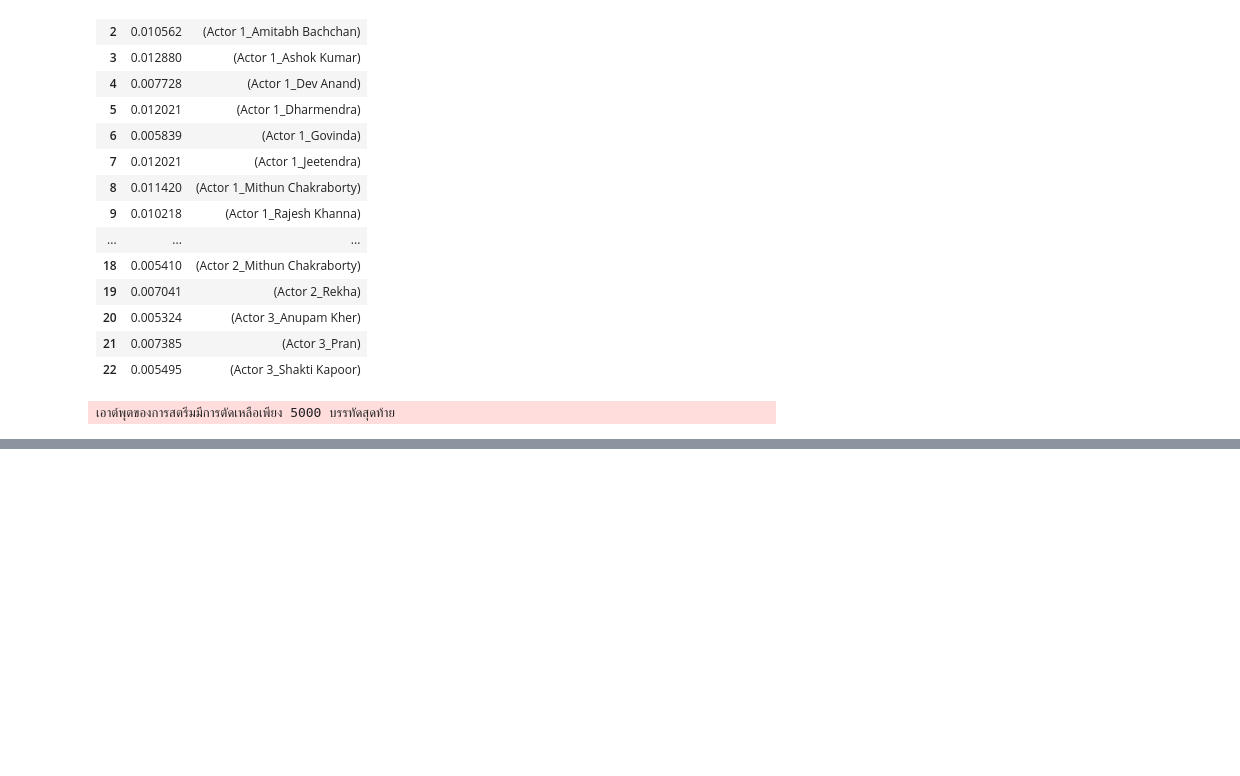
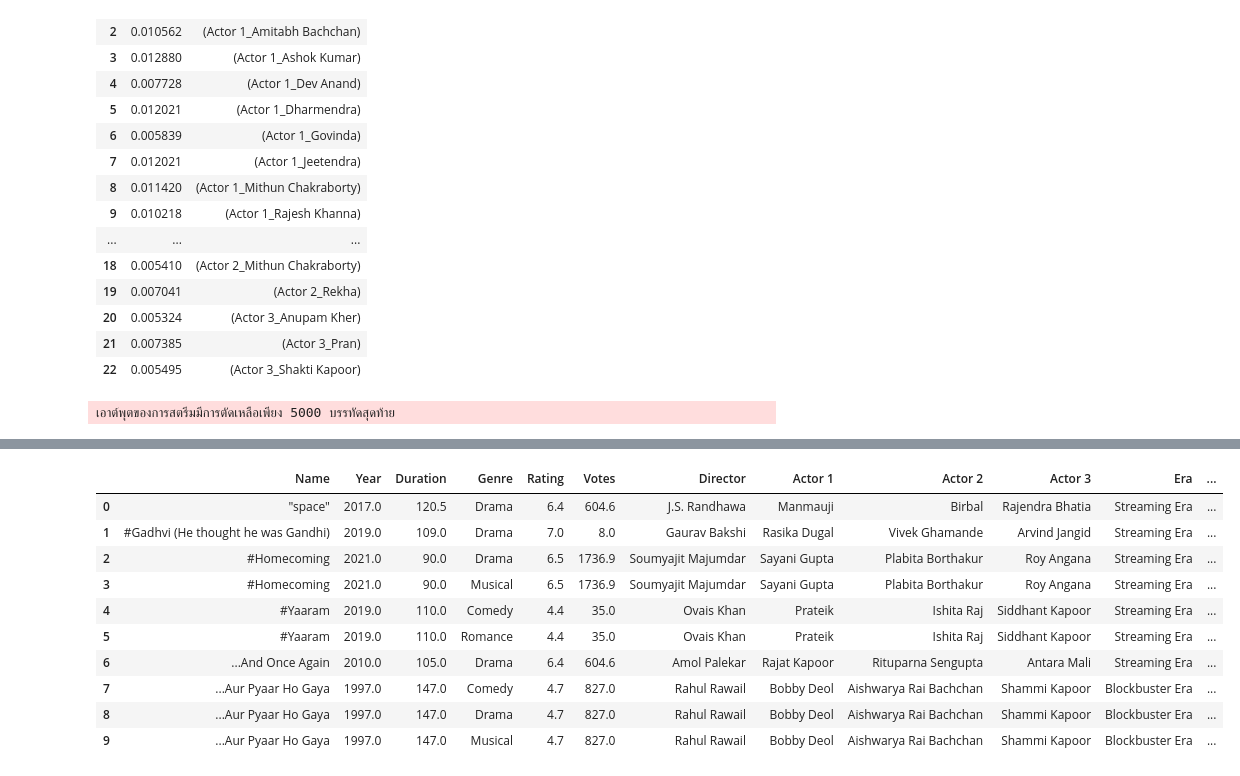
Before and after one commit to para662/BSC_DPDM, a Jupyter notebook: Ch4_Frequent_Patterns_(Association_Rules).ipynb, the cells around one changed output, grey strips where cells are left out. Drawn from its saved outputs; the diff is of its cells as text; code cells hidden in the pictures; blank space fills up the shorter version.

```diff
--- a/Ch4_Frequent_Patterns_(Association_Rules).ipynb
+++ b/Ch4_Frequent_Patterns_(Association_Rules).ipynb
@@ -2612,0 +2631,23 @@ rules
+# %%
+import pandas as pd
+# แยกเเนวหนัง โดยการ split ด้วยเครื่องหมาย ', '
+India_data_exploded = India_data_cleaned.copy()
+India_data_exploded['Genre'] = India_data_exploded['Genre'].str.split(', ')
+# ใช้ explode เพื่อกระจาย list ในคอลัมน์ Genre ออกเป็นแถวใหม่
+India_data_exploded = India_data_exploded.explode('Genre')
+# รีเซ็ต index เพื่อให้ข้อมูลเรียงลำดับใหม่
+India_data_exploded = India_data_exploded.reset_index(drop=True)
+# แสดงผลลัพธ์
+India_data_exploded.head(10)
+# %% [output]
+|  | Name | Year | Duration | Genre | Rating | Votes | Director | Actor 1 | Actor 2 | Actor 3 | Era | ... |
+| 0 | "space" | 2017.0 | 120.5 | Drama | 6.4 | 604.6 | J.S. Randhawa | Manmauji | Birbal | Rajendra Bhatia | Streaming Era | ... |
+| 1 | #Gadhvi (He thought he was Gandhi) | 2019.0 | 109.0 | Drama | 7.0 | 8.0 | Gaurav Bakshi | Rasika Dugal | Vivek Ghamande | Arvind Jangid | Streaming Era | ... |
+| 2 | #Homecoming | 2021.0 | 90.0 | Drama | 6.5 | 1736.9 | Soumyajit Majumdar | Sayani Gupta | Plabita Borthakur | Roy Angana | Streaming Era | ... |
+| 3 | #Homecoming | 2021.0 | 90.0 | Musical | 6.5 | 1736.9 | Soumyajit Majumdar | Sayani Gupta | Plabita Borthakur | Roy Angana | Streaming Era | ... |
+| 4 | #Yaaram | 2019.0 | 110.0 | Comedy | 4.4 | 35.0 | Ovais Khan | Prateik | Ishita Raj | Siddhant Kapoor | Streaming Era | ... |
+| 5 | #Yaaram | 2019.0 | 110.0 | Romance | 4.4 | 35.0 | Ovais Khan | Prateik | Ishita Raj | Siddhant Kapoor | Streaming Era | ... |
+| 6 | ...And Once Again | 2010.0 | 105.0 | Drama | 6.4 | 604.6 | Amol Palekar | Rajat Kapoor | Rituparna Sengupta | Antara Mali | Streaming Era | ... |
+| 7 | ...Aur Pyaar Ho Gaya | 1997.0 | 147.0 | Comedy | 4.7 | 827.0 | Rahul Rawail | Bobby Deol | Aishwarya Rai Bachchan | Shammi Kapoor | Blockbuster Era | ... |
+| 8 | ...Aur Pyaar Ho Gaya | 1997.0 | 147.0 | Drama | 4.7 | 827.0 | Rahul Rawail | Bobby Deol | Aishwarya Rai Bachchan | Shammi Kapoor | Blockbuster Era | ... |
+| 9 | ...Aur Pyaar Ho Gaya | 1997.0 | 147.0 | Musical | 4.7 | 827.0 | Rahul Rawail | Bobby Deol | Aishwarya Rai Bachchan | Shammi Kapoor | Blockbuster Era | ... |
```
Also changed, not shown: parts of 4 cells of this notebook.
